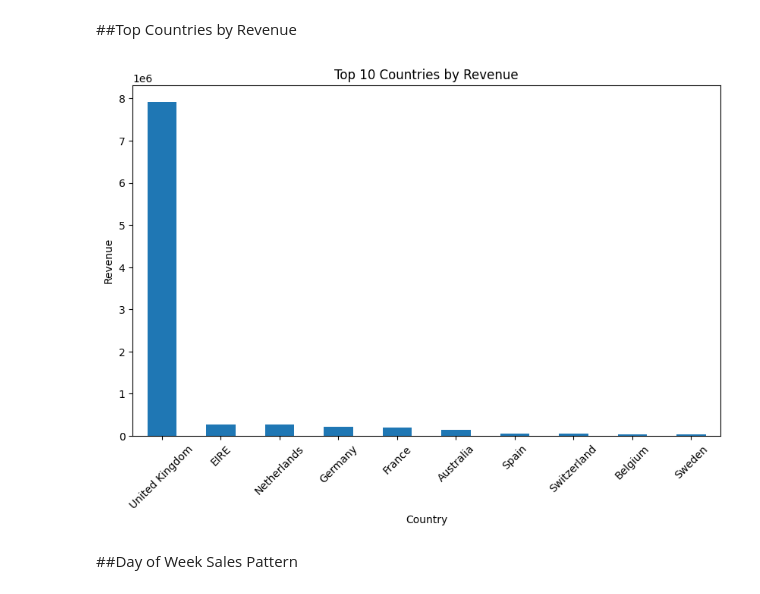
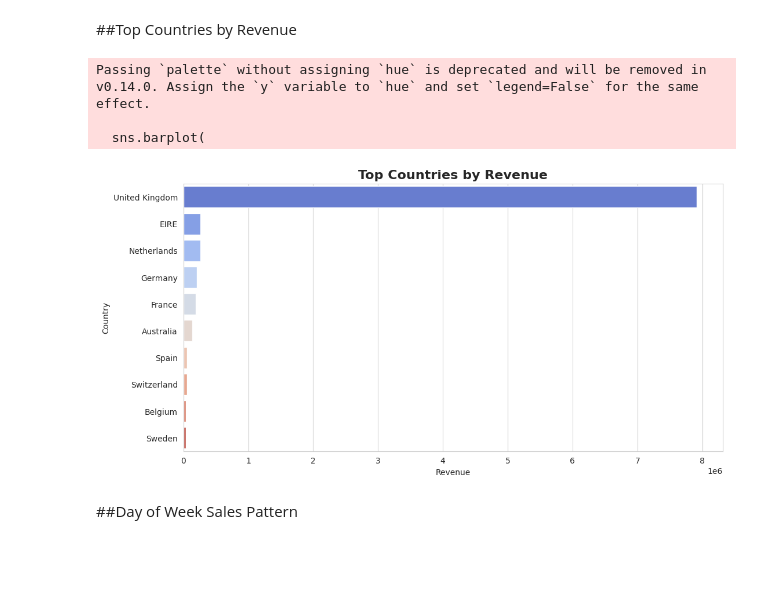
Before and after one commit to coder-priyanka01/Retail-Demand-Forecasting-Project, a Jupyter notebook: AI_Driven_Demand_Forecasting_&_Inventory_Optimization_System.ipynb, the cells around one changed output. Saved outputs shown, nothing was run; the diff lists cells and outputs as text; code cells hidden in the pictures; blank space fills up the shorter version.

```diff
--- a/AI_Driven_Demand_Forecasting_&_Inventory_Optimization_System.ipynb
+++ b/AI_Driven_Demand_Forecasting_&_Inventory_Optimization_System.ipynb
@@ -117,6 +117,9 @@ df
 465381 rows × 12 columns
 # %% [markdown]
 ## Exploratory Data Analysis (EDA)
+# %%
+sns.set_style("whitegrid")
+sns.set_palette("Set2")
 # %% [markdown]
 ##Monthly Revenue Trend
 # %%
@@ -149,17 +173,30 @@ plt.show()
 # %% [markdown]
 ##Top Countries by Revenue
 # %%
-country_sales = df.groupby("Country")["Revenue"].sum().sort_values(ascending=False).head(10)
+country_sales = (
+    df.groupby("Country")["Revenue"]
+    .sum()
+    .sort_values(ascending=False)
+    .head(10)
+)
 
-plt.figure(figsize=(10,6))
-country_sales.plot(kind="bar")
+plt.figure(figsize=(12,6))
 
-plt.title("Top 10 Countries by Revenue")
-plt.xlabel("Country")
-plt.ylabel("Revenue")
-plt.xticks(rotation=45)
+sns.barplot(
+    x=country_sales.values,
+    y=country_sales.index,
+    palette="coolwarm"
+)
+
+plt.title("Top Countries by Revenue", fontsize=16, weight="bold")
+plt.xlabel("Revenue")
+plt.ylabel("Country")
+
 plt.show()
 # %% [output]
+Passing `palette` without assigning `hue` is deprecated and will be removed in v0.14.0. Assign the `y` variable to `hue` and set `legend=False` for the same effect.
+
+  sns.barplot(
-[figure, old version]
+[figure, new version]
 # %% [markdown]
 ##Day of Week Sales Pattern
```
Also changed, not shown: parts of 7 cells of this notebook.
